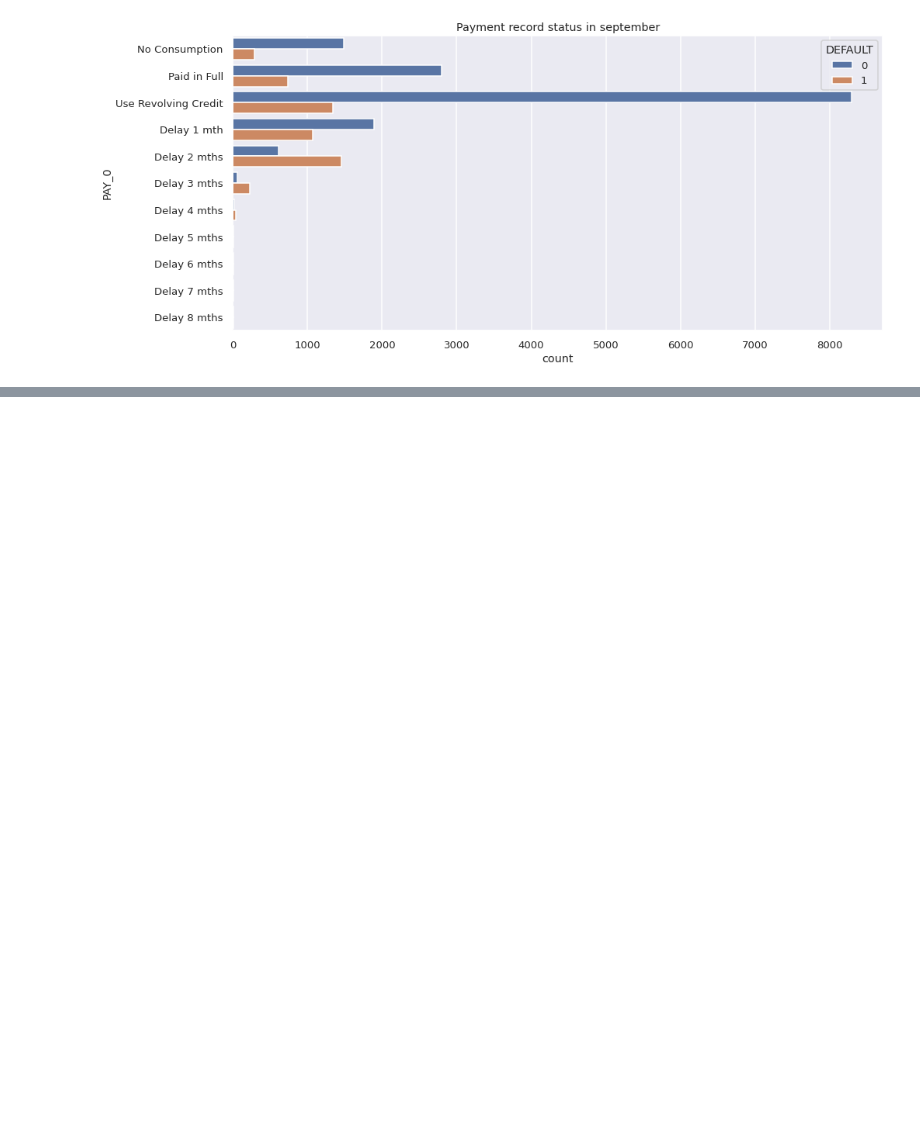
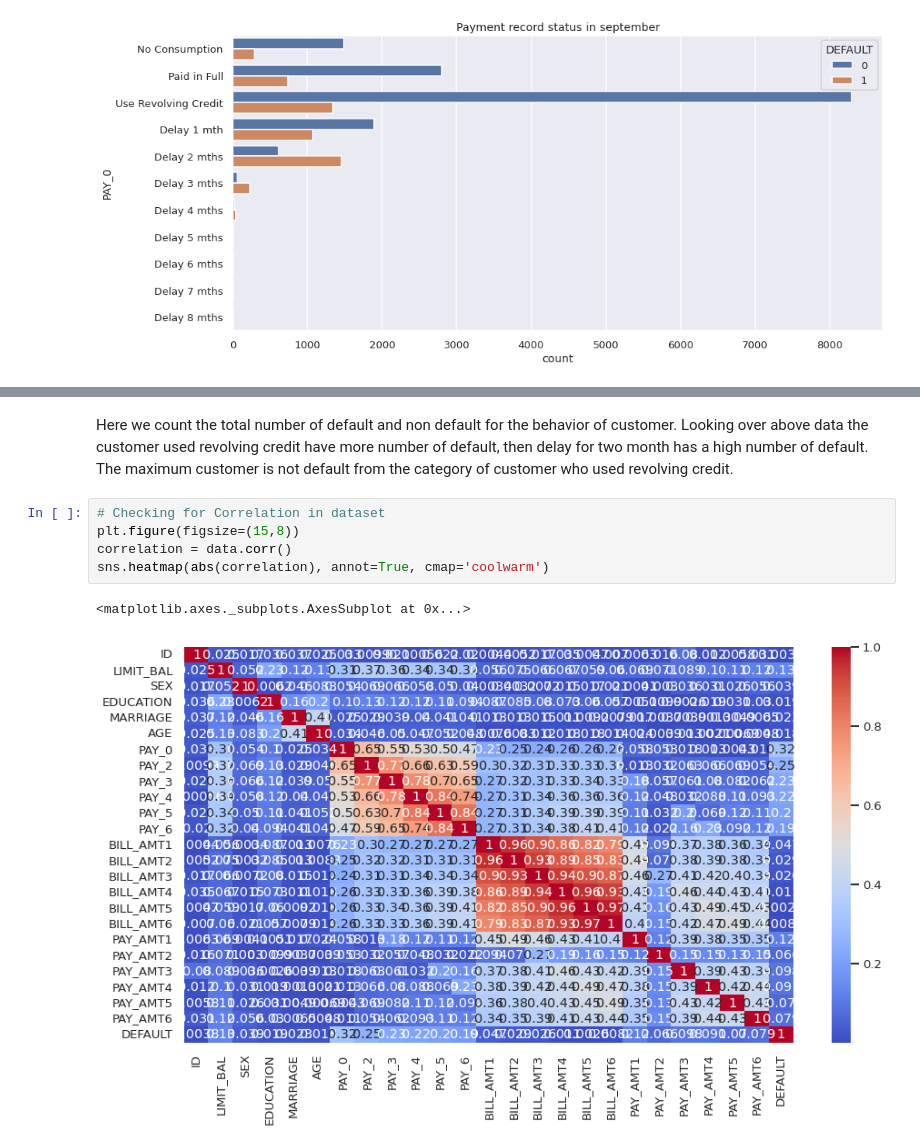
Before and after one commit to Rushabhtikale92/Credit-Card-Default-Prediction, a Jupyter notebook: Copy_of_Credit_Card_Default_Prediction_Capstone_Project.ipynb, the cells around one changed output, grey strips where cells are left out. Drawn from its saved outputs; the diff is of its cells as text; blank space fills up the shorter version.

```diff
--- a/Copy_of_Credit_Card_Default_Prediction_Capstone_Project.ipynb
+++ b/Copy_of_Credit_Card_Default_Prediction_Capstone_Project.ipynb
@@ -287,0 +339,10 @@ plt.show()
+# %% [markdown]
+Here we count the total number of default and non default for the behavior of customer. Looking over above data the customer used revolving credit have more number of default, then delay for two month has a high number of default. The maximum customer is not default from the category of customer who used revolving credit.
+# %%
+# Checking for Correlation in dataset
+plt.figure(figsize=(15,8))
+correlation = data.corr()
+sns.heatmap(abs(correlation), annot=True, cmap='coolwarm')
+# %% [output]
+<matplotlib.axes._subplots.AxesSubplot at 0x...>
+[figure, added]
```
Also changed, not shown: parts of 15 cells of this notebook.
